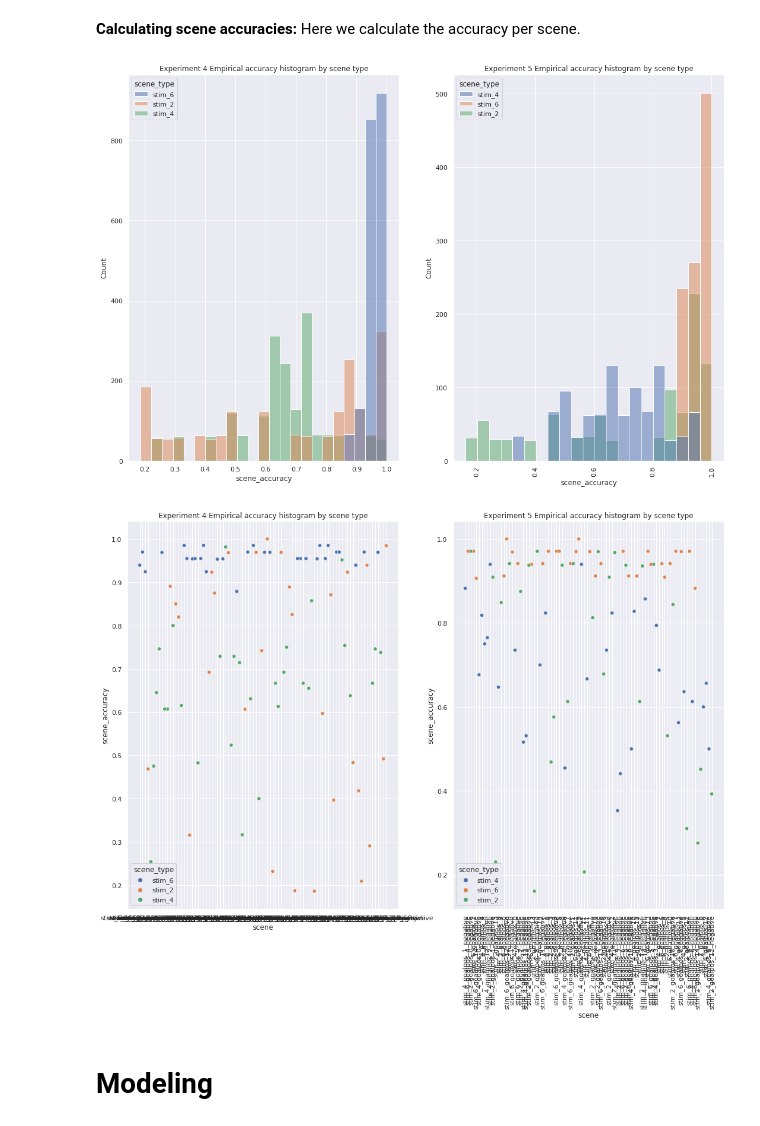
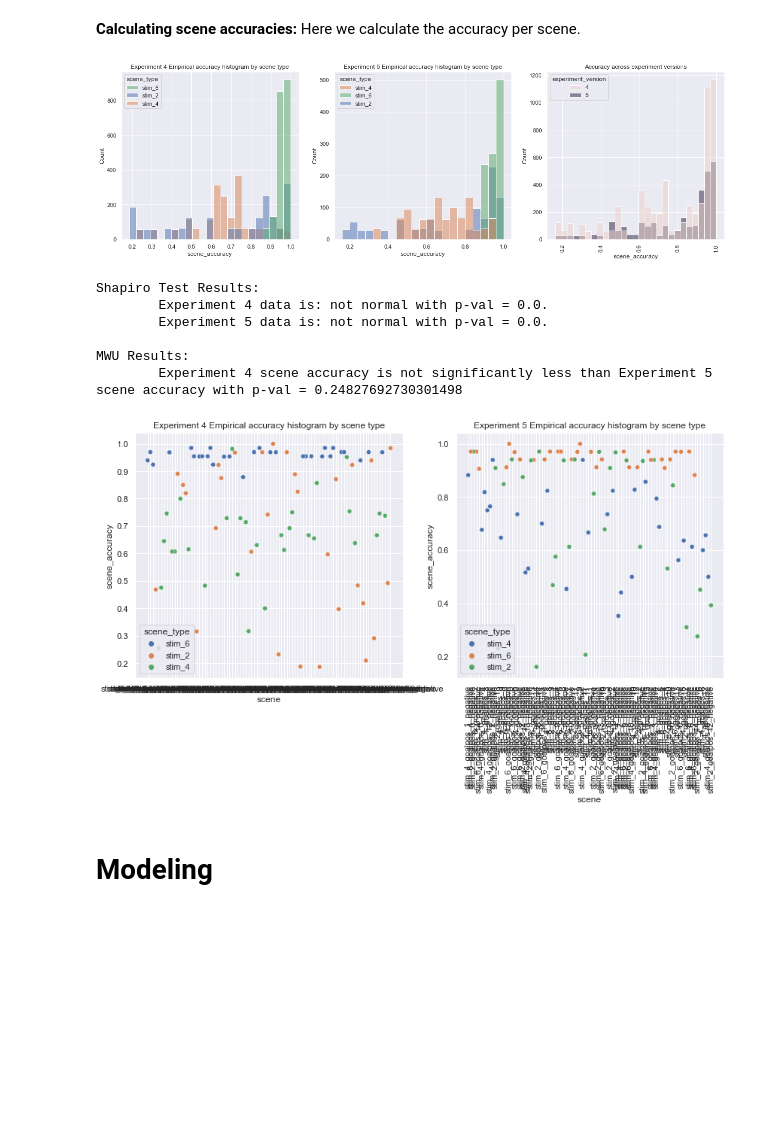
Before and after one commit to flxsosa/physics_abstraction, a Jupyter notebook: notebooks/analysis.ipynb, the cells around one changed output. Drawn from its saved outputs; the diff is of its cells as text; code cells hidden in the pictures; blank space fills up the shorter version.

```diff
--- a/notebooks/analysis.ipynb
+++ b/notebooks/analysis.ipynb
@@ -226,9 +226,14 @@ sns.boxplot(x="scene_type",y="part_zrt",hue="scene_col",data=responses.loc[respo
 # %% [markdown]
 **Plotting participant z-RT per scene:** Here we're plotting the normalized RT `part_zrt` per `scene_index`, partitioned by `scene_type`.
 # %%
-fig, axs = plt.subplots(1,2,figsize=(12,6))
+# Color palette to maintain consistency across plots
+palette ={"stim_2": "C0", "stim_4": "C1", "stim_6": "C2"}
+
+fig, axs = plt.subplots(1,3,figsize=(21,6))
 axs[0].title.set_text("Experiment 4")
 axs[1].title.set_text("Experiment 5")
-sns.lineplot(x="scene_index",y="part_zrt",hue="scene_type",data=responses.loc[responses.experiment_version==4],ax=axs[0])
-sns.lineplot(x="scene_index",y="part_zrt",hue="scene_type",data=responses.loc[responses.experiment_version==5],ax=axs[1])
+axs[2].title.set_text("RT Across Experiments 4 and 5")
+sns.lineplot(x="scene_index",y="part_zrt",hue="scene_type",data=responses.loc[responses.experiment_version==4],ax=axs[0],palette=palette)
+sns.lineplot(x="scene_index",y="part_zrt",hue="scene_type",data=responses.loc[responses.experiment_version==5],ax=axs[1],palette=palette)
+sns.lineplot(x="scene_index",y="part_zrt",hue="experiment_version",data=responses,ax=axs[2])
 # %% [output]
@@ -269,17 +274,43 @@ responses['part_accuracy'] = responses.groupby(['experiment_version','subject_id
 # %%
 responses['scene_index_accuracy'] = responses.groupby(['experiment_version','scene_index','scene_type']).correct.transform(lambda x: sum(x) / len(x))
 # %%
-fig, axs = plt.subplots(1,2,figsize=(18,12))
+fig, axs = plt.subplots(1,3,figsize=(21,6))
 # Title subplots
 axs[0].title.set_text("Experiment 4 Empirical accuracy histogram by scene type")
 axs[1].title.set_text("Experiment 5 Empirical accuracy histogram by scene type")
-sns.histplot(x="scene_accuracy",data=responses.loc[responses.experiment_version==4],ax=axs[0],hue="scene_type")
-sns.histplot(x="scene_accuracy",data=responses.loc[responses.experiment_version==5],ax=axs[1],hue="scene_type")
+axs[2].title.set_text("Accuracy across experiment versions")
+sns.histplot(x="scene_accuracy",data=responses.loc[responses.experiment_version==4],ax=axs[0],hue="scene_type",palette=palette)
+sns.histplot(x="scene_accuracy",data=responses.loc[responses.experiment_version==5],ax=axs[1],hue="scene_type",palette=palette)
+sns.histplot(x="scene_accuracy",data=responses,ax=axs[2],hue="experiment_version")
 plt.xticks(rotation=90);
 # %% [output]
-[figure, old version]
+[figure, new version]
+# %%
+from scipy.stats import ttest_ind,mannwhitneyu,shapiro
+
+exp_4_scene_acc = list(responses.loc[responses.experiment_version==4].scene_accuracy)
+exp_5_scene_acc = list(responses.loc[responses.experiment_version==5].scene_accuracy)
+
+shap_exp4 = shapiro(exp_4_scene_acc)
+shap_exp5 = shapiro(exp_5_scene_acc)
+
+print(f"Shapiro Test Results:")
+print(f"\tExperiment 4 data is: {'not' if shap_exp4.pvalue < 0.05 else ''} normal with p-val = {shap_exp4.pvalue}.")
+print(f"\tExperiment 5 data is: {'not' if shap_exp5.pvalue < 0.05 else ''} normal with p-val = {shap_exp5.pvalue}.")
+print("")
+
+u_res = mannwhitneyu(exp_4_scene_acc, exp_5_scene_acc, alternative="less")
+print(f"MWU Results:")
+print(f"\tExperiment 4 scene accuracy is {'' if u_res.pvalue < 0.05 else 'not'} significantly less than Experiment 5 scene accuracy with p-val = {u_res.pvalue}")
+# %% [output]
+Shapiro Test Results:
+        Experiment 4 data is: not normal with p-val = 0.0.
+        Experiment 5 data is: not normal with p-val = 0.0.
+
+MWU Results:
+        Experiment 4 scene accuracy is not significantly less than Experiment 5 scene accuracy with p-val = 0.24827692730301498
 # %%
-fig, axs = plt.subplots(1,2,figsize=(18,12))
+fig, axs = plt.subplots(1,2,figsize=(14,6))
 # Title subplots
 axs[0].title.set_text("Experiment 4 Empirical accuracy histogram by scene type")
 axs[1].title.set_text("Experiment 5 Empirical accuracy histogram by scene type")
@@ -288,7 +319,7 @@ plt.xticks(rotation=90);
 sns.scatterplot(x="scene",y='scene_accuracy',hue='scene_type',data=responses.loc[responses.experiment_version==5],ax=axs[1])
 plt.xticks(rotation=90);
 # %% [output]
-[figure, old version]
+[figure, new version]
 # %% [markdown]
 # Modeling
 # %% [markdown]
```
Also changed, not shown: parts of 8 cells of this notebook.
